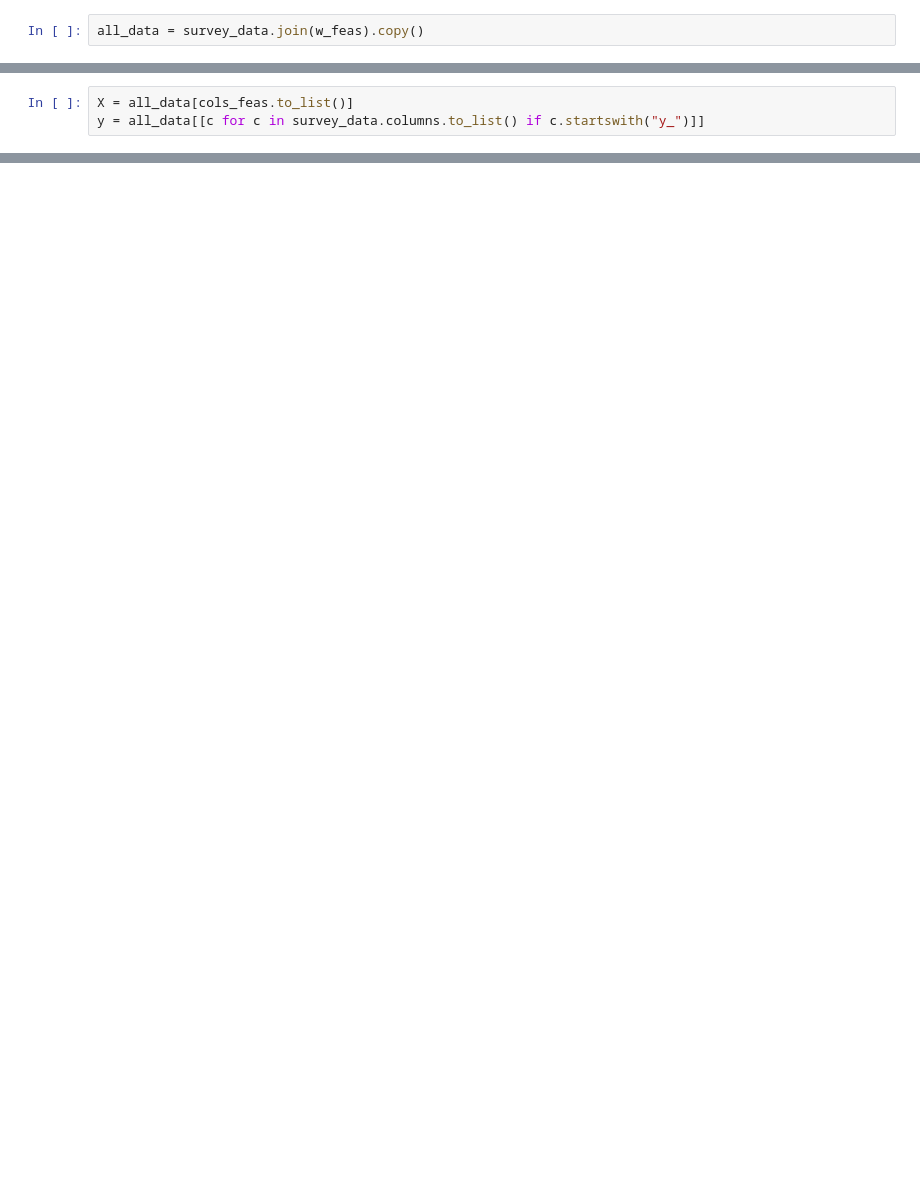
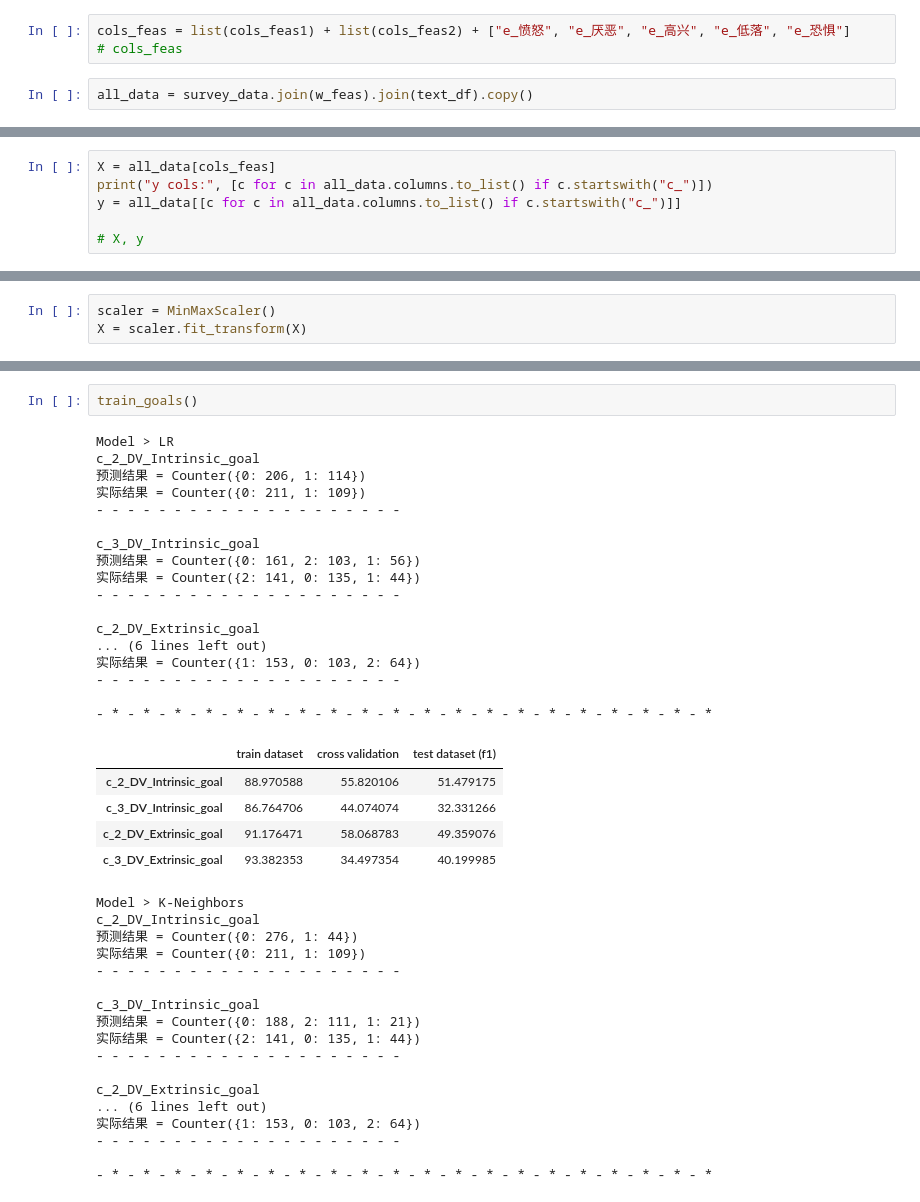
Before and after one commit to kayzhou/exp_user_behaviour, a Jupyter notebook: personality_analysis/analyze_user.ipynb, the cells around one changed output, grey strips where cells are left out. Drawn from its saved outputs; the diff is of its cells as text; blank space fills up the shorter version.

```diff
--- a/personality_analysis/analyze_user.ipynb
+++ b/personality_analysis/analyze_user.ipynb
@@ -173,5 +371,8 @@ cols_feas = w_feas.columns
+# %%
+cols_feas = list(cols_feas1) + list(cols_feas2) + ["e_愤怒", "e_厌恶", "e_高兴", "e_低落", "e_恐惧"]
+# cols_feas
 # %%
-all_data = survey_data.join(w_feas).copy()
+all_data = survey_data.join(w_feas).join(text_df).copy()
 # %%
 all_data
 # %% [output]
@@ -192,3 +393,6 @@ all_data
 # %%
-X = all_data[cols_feas.to_list()]
-y = all_data[[c for c in survey_data.columns.to_list() if c.startswith("y_")]]
+X = all_data[cols_feas]
+print("y cols:", [c for c in all_data.columns.to_list() if c.startswith("c_")])
+y = all_data[[c for c in all_data.columns.to_list() if c.startswith("c_")]]
+
+# X, y
@@ -218,0 +401,3 @@ train()
+# %%
+scaler = MinMaxScaler()
+X = scaler.fit_transform(X)
@@ -218,0 +545,42 @@ train()
+# %%
+train_goals()
+# %% [output]
+Model > LR
+c_2_DV_Intrinsic_goal
+预测结果 = Counter({0: 206, 1: 114})
+实际结果 = Counter({0: 211, 1: 109})
+- - - - - - - - - - - - - - - - - - - -
+
+c_3_DV_Intrinsic_goal
+预测结果 = Counter({0: 161, 2: 103, 1: 56})
+实际结果 = Counter({2: 141, 0: 135, 1: 44})
+- - - - - - - - - - - - - - - - - - - -
+
+c_2_DV_Extrinsic_goal
+... (6 lines left out)
+实际结果 = Counter({1: 153, 0: 103, 2: 64})
+- - - - - - - - - - - - - - - - - - - -
+
+- * - * - * - * - * - * - * - * - * - * - * - * - * - * - * - * - * - * - * - *
+|  | train dataset | cross validation | test dataset (f1) |
+| c_2_DV_Intrinsic_goal | 88.970588 | 55.820106 | 51.479175 |
+| c_3_DV_Intrinsic_goal | 86.764706 | 44.074074 | 32.331266 |
+| c_2_DV_Extrinsic_goal | 91.176471 | 58.068783 | 49.359076 |
+| c_3_DV_Extrinsic_goal | 93.382353 | 34.497354 | 40.199985 |
+Model > K-Neighbors
+c_2_DV_Intrinsic_goal
+预测结果 = Counter({0: 276, 1: 44})
+实际结果 = Counter({0: 211, 1: 109})
+- - - - - - - - - - - - - - - - - - - -
+
+c_3_DV_Intrinsic_goal
+预测结果 = Counter({0: 188, 2: 111, 1: 21})
+实际结果 = Counter({2: 141, 0: 135, 1: 44})
+- - - - - - - - - - - - - - - - - - - -
+
+c_2_DV_Extrinsic_goal
+... (6 lines left out)
+实际结果 = Counter({1: 153, 0: 103, 2: 64})
+- - - - - - - - - - - - - - - - - - - -
+
+- * - * - * - * - * - * - * - * - * - * - * - * - * - * - * - * - * - * - * - *
```
Also changed, not shown: parts of 27 cells of this notebook, 5 other files.
